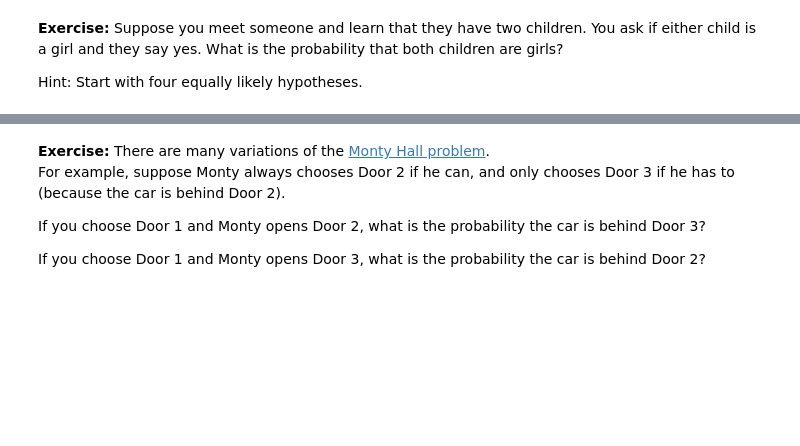
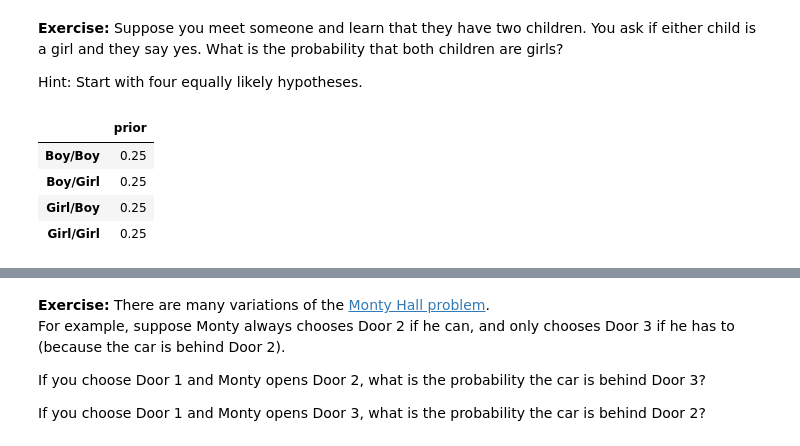
Before and after one commit to sullivankyle06/inference-and-causality-week1, a Jupyter notebook: notebooks/2_InferenceAndCausality_Week1_BayesTheorem.ipynb.ipynb, the cells around one changed output, grey strips where cells are left out. Saved outputs shown, nothing was run; the diff lists cells and outputs as text; code cells hidden in the pictures; blank space fills up the shorter version.

```diff
--- a/notebooks/2_InferenceAndCausality_Week1_BayesTheorem.ipynb.ipynb
+++ b/notebooks/2_InferenceAndCausality_Week1_BayesTheorem.ipynb.ipynb
@@ -351,3 +351,16 @@ You ask if either child is a girl and they say yes.
 What is the probability that both children are girls?
 
 Hint: Start with four equally likely hypotheses.
+# %%
+import pandas as pd
+
+childstable = pd.DataFrame(index=['Boy/Boy', 'Boy/Girl', 'Girl/Boy', 'Girl/Girl'])
+# %%
+childstable['prior'] = 1/4, 1/4, 1/4, 1/4
+childstable
+# %% [output]
+|  | prior |
+| Boy/Boy | 0.25 |
+| Boy/Girl | 0.25 |
+| Girl/Boy | 0.25 |
+| Girl/Girl | 0.25 |
```
Also changed, not shown: parts of 10 cells of this notebook.
